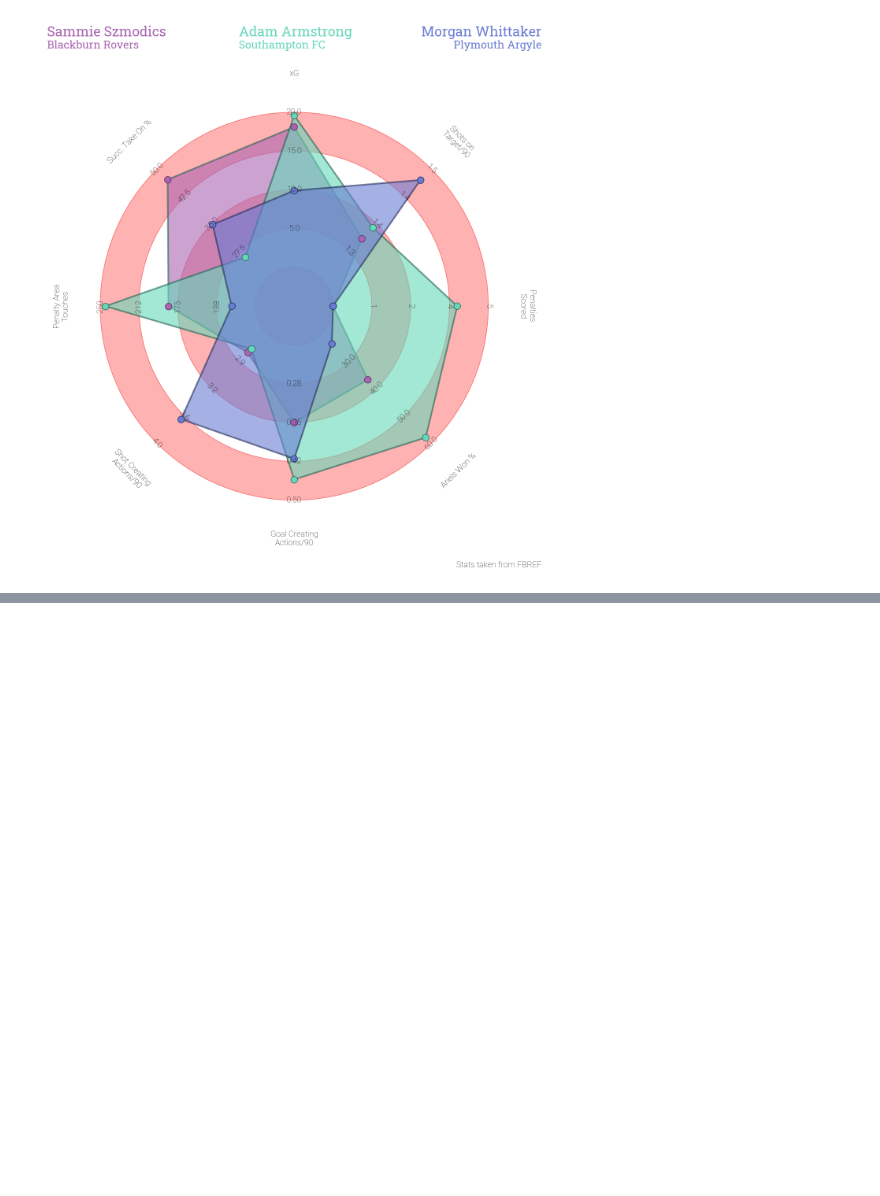
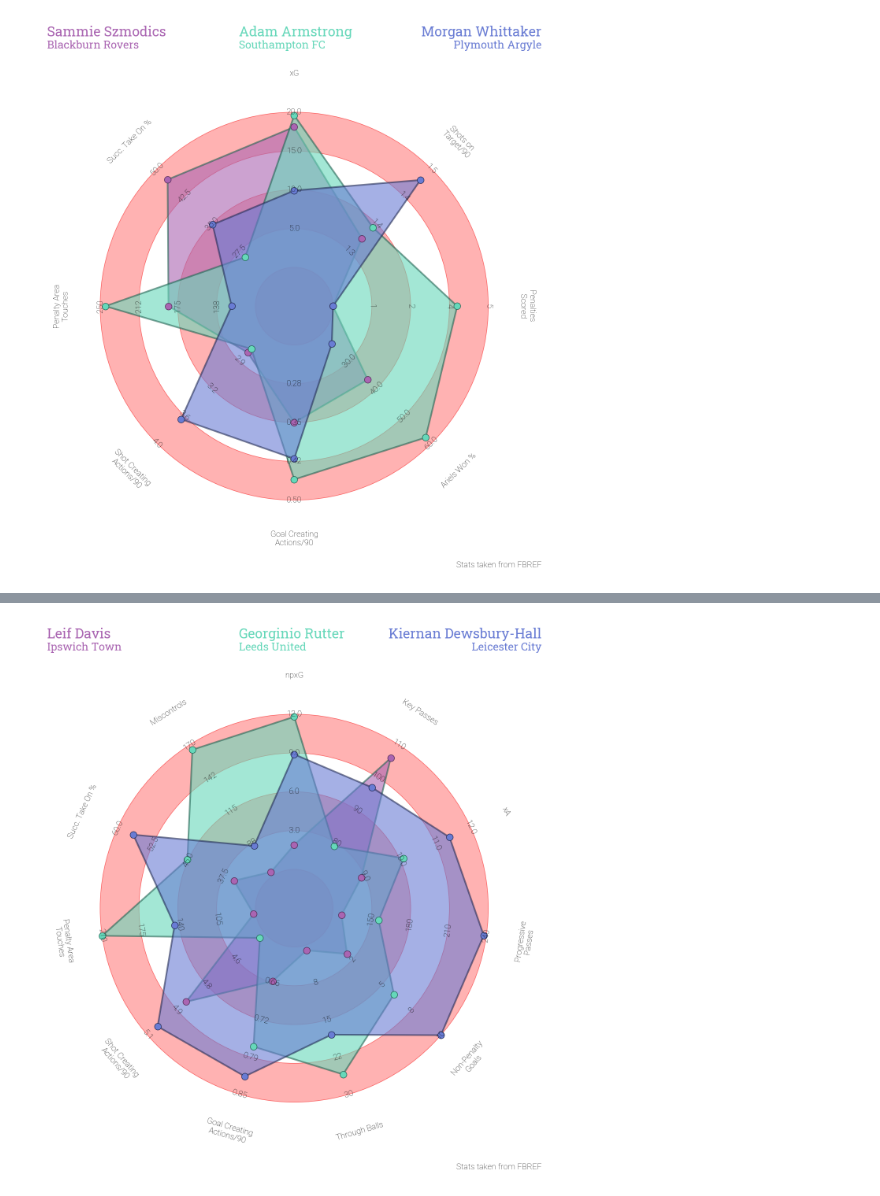
Before and after one commit to jamesdidathing/football_analysis, a Jupyter notebook: projects/championship_players_radar.ipynb, the cells around one changed output, grey strips where cells are left out. Drawn from its saved outputs; the diff is of its cells as text; code cells hidden in the pictures; blank space fills up the shorter version.

Commit message:
radar plot of top assisters

```diff
--- a/projects/championship_players_radar.ipynb
+++ b/projects/championship_players_radar.ipynb
@@ -236,0 +395,8 @@ title4_text = axs['title'].text(0.99, 0.25, 'Plymouth Argyle', fontsize=20,
+# %%
+df_merged = pd.concat([goals, passes, standard, pass_type, gca, possession], axis=1)
+
+top_assisters = df_merged.nlargest(3, 'Ast')
+top_assisters = top_assisters.reset_index(drop=True)
+
+top_assisters_data = top_assisters.loc[:,~top_assisters.columns.duplicated()].copy()
+top_assisters_data
@@ -236,0 +442,68 @@ title4_text = axs['title'].text(0.99, 0.25, 'Plymouth Argyle', fontsize=20,
+# %%
+davis = top_assisters_data.loc[0]
+rutter = top_assisters_data.loc[1]
+dews_hall = top_assisters_data.loc[2]
+
+
+davis = [davis['npxG'], davis['KP'], davis['xA'], davis['PrgP'], davis['G-PK'], davis['TB'], davis['GCA90'], davis['SCA90'], davis['Att Pen'], davis['Succ%'], davis['Mis']]
+rutter = [rutter['npxG'], rutter['KP'], rutter['xA'], rutter['PrgP'], rutter['G-PK'], rutter['TB'], rutter['GCA90'], rutter['SCA90'], rutter['Att Pen'], rutter['Succ%'], rutter['Mis']]
+dews_hall = [dews_hall['npxG'], dews_hall['KP'], dews_hall['xA'], dews_hall['PrgP'], dews_hall['G-PK'], dews_hall['TB'], dews_hall['GCA90'], dews_hall['SCA90'], dews_hall['Att Pen'], dews_hall['Succ%'], dews_hall['Mis']]
+# %%
+# creating the figure using the grid function from mplsoccer:
+fig, axs = grid(figheight=14, grid_height=0.915, title_height=0.06, endnote_height=0.025,
+                title_space=0, endnote_space=0, grid_key='radar', axis=False)
+
+# plot radar
+radar.setup_axis(ax=axs['radar'])  # format axis as a radar
+rings_inner = radar.draw_circles(ax=axs['radar'], facecolor='#ffb2b2', edgecolor='#fc5f5f')
+radar1, vertices1 = radar.draw_radar_solid(davis, ax=axs['radar'],
+                                           kwargs={'facecolor': '#aa65b2',
+                                                   'alpha': 0.6,
+                                                   'edgecolor': '#216352',
+                                                   'lw': 3})
+
+radar2, vertices2 = radar.draw_radar_solid(rutter, ax=axs['radar'],
+                                           kwargs={'facecolor': '#66d8ba',
+                                                   'alpha': 0.6,
+                                                   'edgecolor': '#216352',
+                                                   'lw': 3})
+
+radar3, vertices3 = radar.draw_radar_solid(dews_hall, ax=axs['radar'],
+                                           kwargs={'facecolor': '#697cd4',
+                                                   'alpha': 0.6,
+                                                   'edgecolor': '#222b54',
+                                                   'lw': 3})
+
+axs['radar'].scatter(vertices1[:, 0], vertices1[:, 1],
+           c='#aa65b2', edgecolors='#502a54', marker='o', s=150, zorder=2)
+axs['radar'].scatter(vertices2[:, 0], vertices2[:, 1],
+           c='#66d8ba', edgecolors='#216352', marker='o', s=150, zorder=2)
+axs['radar'].scatter(vertices3[:, 0], vertices3[:, 1],
+           c='#697cd4', edgecolors='#222b54', marker='o', s=150, zorder=2)
+
+range_labels = radar.draw_range_labels(ax=axs['radar'], fontsize=15, fontproperties=robotto_thin.prop)
+param_labels = radar.draw_param_labels(ax=axs['radar'], fontsize=15, fontproperties=robotto_thin.prop)
+
+
+# adding the endnote and title text (these axes range from 0-1, i.e. 0, 0 is the bottom left)
+# Note we are slightly offsetting the text from the edges by 0.01 (1%, e.g. 0.99)
+endnote_text = axs['endnote'].text(0.99, 0.5, 'Stats taken from FBREF', fontsize=15,
+                                   fontproperties=robotto_thin.prop, ha='right', va='center')
+title1_text = axs['title'].text(0.01, 0.65, 'Leif Davis', fontsize=25, color='#aa65b2',
+                                fontproperties=robotto_bold.prop, ha='left', va='center')
+title2_text = axs['title'].text(0.01, 0.25, 'Ipswich Town', fontsize=20,
+                                fontproperties=robotto_bold.prop,
+                                ha='left', va='center', color='#aa65b2')
+title1_text = axs['title'].text(0.39, 0.65, 'Georginio Rutter', fontsize=25, color='#66d8ba',
+                                fontproperties=robotto_bold.prop, ha='left', va='center')
+title2_text = axs['title'].text(0.39, 0.25, 'Leeds United', fontsize=20,
+                                fontproperties=robotto_bold.prop,
+                                ha='left', va='center', color='#66d8ba')
+title3_text = axs['title'].text(0.99, 0.65, 'Kiernan Dewsbury-Hall', fontsize=25,
+                                fontproperties=robotto_bold.prop,
+                                ha='right', va='center', color='#697cd4')
+title4_text = axs['title'].text(0.99, 0.25, 'Leicester City', fontsize=20,
+                                fontproperties=robotto_bold.prop,
+                                ha='right', va='center', color='#697cd4')
+# %% [output]
+[figure, added]
```
Also changed, not shown: parts of 5 cells of this notebook.
